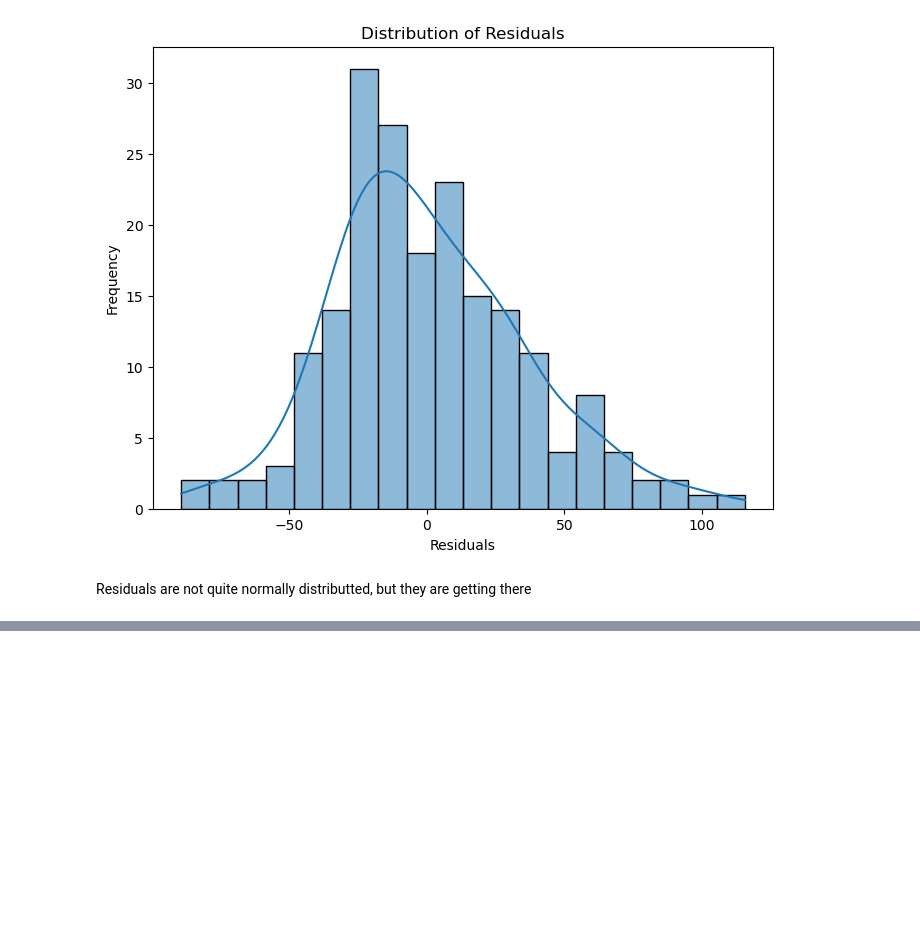
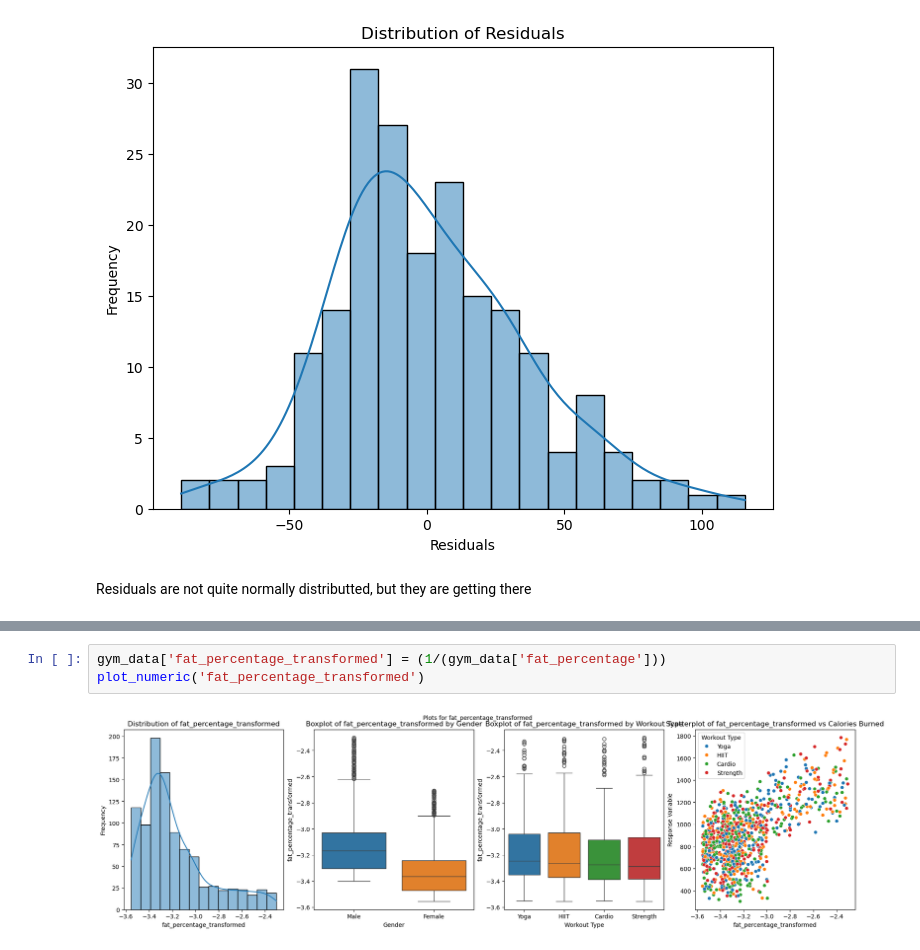
Before and after one commit to p-hinson/gym_data_analysis, a Jupyter notebook: workouts_analysis.ipynb, the cells around one changed output, grey strips where cells are left out. Saved outputs shown, nothing was run; the diff lists cells and outputs as text; blank space fills up the shorter version.

```diff
--- a/workouts_analysis.ipynb
+++ b/workouts_analysis.ipynb
@@ -381 +399,6 @@ Second MLR model, addressing multicollinearity
+# %%
+gym_data['fat_percentage_transformed'] = (1/(gym_data['fat_percentage']))
+plot_numeric('fat_percentage_transformed')
+# %% [output]
+[figure, added]
 # %%
```
Also changed, not shown: parts of 6 cells of this notebook.
